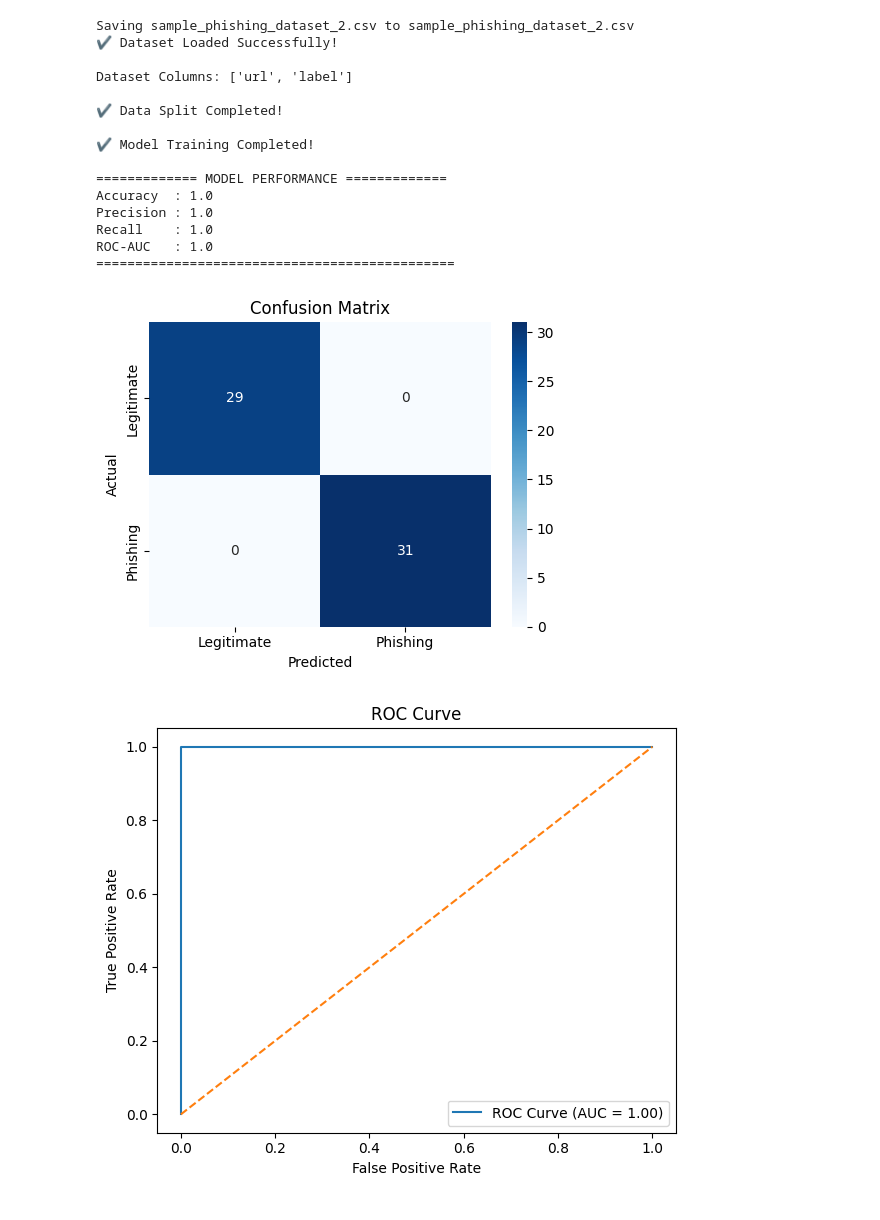
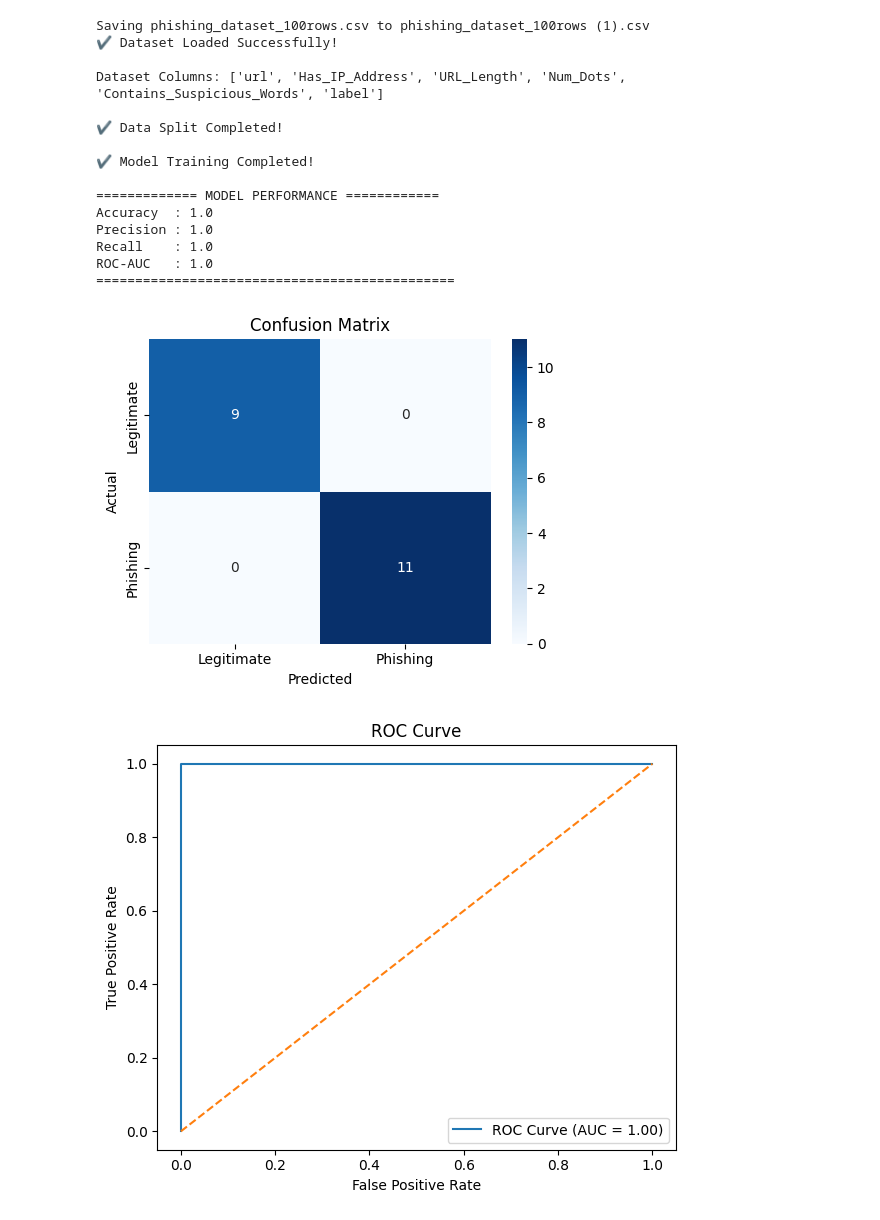
Before and after one commit to sujeetg24bds163-source/sujeetg24bds163-source, a Jupyter notebook: Untitled3.ipynb, the cells around one changed output. Drawn from its saved outputs; the diff is of its cells as text; code cells hidden in the pictures.

```diff
--- a/Untitled3.ipynb
+++ b/Untitled3.ipynb
@@ -1,14 +1,6 @@
 # %% [markdown]
 <a href="https://colab.research.google.com/github/sujeetg24bds163-source/sujeetg24bds163-source/blob/main/Untitled3.ipynb" target="_parent"><img src="https://colab.research.google.com/assets/colab-badge.svg" alt="Open In Colab"/></a>
 # %%
-# =============================================================
-#   PHISHING WEBSITE DETECTION (URL-BASED CLASSIFICATION)
-#   FULL AI CYBERSECURITY PROJECT (Google Colab Ready)
-# =============================================================
-
-# ============================
-# 1. IMPORT LIBRARIES
-# ============================
 import pandas as pd
 import matplotlib.pyplot as plt
 import seaborn as sns
@@ -22,31 +14,28 @@ from sklearn.metrics import (
     roc_auc_score, confusion_matrix, roc_curve, auc
 )
 
-# =============================================================
-# 2. LOAD DATASET (UPLOAD CSV IN COLAB)
-# =============================================================
+
 from google.colab import files
 uploaded = files.upload()
 
 file_name = list(uploaded.keys())[0]
 df = pd.read_csv(file_name)
 
+# Rename columns to match expected lowercase 'url' and 'label'
+df.rename(columns={"URL": "url", "Label": "label"}, inplace=True)
+
 print("✔ Dataset Loaded Successfully!")
 df.head()
 
 
-# =============================================================
-# 3. CHECK REQUIRED COLUMNS
-# =============================================================
+
 if "url" not in df.columns or "label" not in df.columns:
     raise Exception("Dataset must contain columns: 'url' and 'label'")
 
 print("\nDataset Columns:", list(df.columns))
 
 
-# =============================================================
-# 4. TRAIN-TEST SPLIT
-# =============================================================
+
 X = df["url"]
 y = df["label"]    # 1 = phishing, 0 = legitimate
 
@@ -57,9 +46,7 @@ X_train, X_test, y_train, y_test = train_test_split(
 print("\n✔ Data Split Completed!")
 
 
-# =============================================================
-# 5. MACHINE LEARNING MODEL (TF-IDF + Logistic Regression)
-# =============================================================
+
 model = Pipeline([
     ("tfidf", TfidfVectorizer(
         analyzer="char_wb",
@@ -69,20 +56,16 @@ model = Pipeline([
     ("classifier", LogisticRegression(max_iter=200))
 ])
 
-# =============================================================
-# 6. TRAIN MODEL
-# =============================================================
+
 model.fit(X_train, y_train)
 print("\n✔ Model Training Completed!")
 
 
-# =============================================================
-# 7. MODEL EVALUATION
-# =============================================================
+
 y_pred = model.predict(X_test)
 y_prob = model.predict_proba(X_test)[:, 1]
 
-print("\n============= MODEL PERFORMANCE =============")
+print("\n============= MODEL PERFORMANCE ============")
 print("Accuracy  :", accuracy_score(y_test, y_pred))
 print("Precision :", precision_score(y_test, y_pred))
 print("Recall    :", recall_score(y_test, y_pred))
@@ -90,9 +73,7 @@ print("ROC-AUC   :", roc_auc_score(y_test, y_prob))
 print("==============================================\n")
 
 
-# =============================================================
-# 8. CONFUSION MATRIX
-# =============================================================
+
 cm = confusion_matrix(y_test, y_pred)
 
 plt.figure(figsize=(5,4))
@@ -106,9 +87,7 @@ plt.tight_layout()
 plt.show()
 
 
-# =============================================================
-# 9. ROC CURVE
-# =============================================================
+
 fpr, tpr, thresholds = roc_curve(y_test, y_prob)
 roc_auc = auc(fpr, tpr)
 
@@ -119,39 +98,37 @@ plt.xlabel("False Positive Rate")
 plt.ylabel("True Positive Rate")
 plt.title("ROC Curve")
 plt.legend()
 plt.tight_layout()
 plt.show()
 
 
-# =============================================================
-# 10. SAMPLE URL PREDICTION
-# =============================================================
+
 url_input = input("\nEnter a website URL to classify: ")
 
 prediction = model.predict([url_input])[0]
 probability = model.predict_proba([url_input])[0][1]
 
 print("\n========== SAMPLE URL PREDICTION ==========")
 print("URL:", url_input)
 print("Prediction:", "Phishing" if prediction == 1 else "Legitimate")
 print("Phishing Probability:", probability)
-print("==========================================")
+print("=========================================")
 # %% [output]
 [interactive output not drawn]
-Saving sample_phishing_dataset_2.csv to sample_phishing_dataset_2.csv
+Saving phishing_dataset_100rows.csv to phishing_dataset_100rows (1).csv
 ✔ Dataset Loaded Successfully!
 
-Dataset Columns: ['url', 'label']
+Dataset Columns: ['url', 'Has_IP_Address', 'URL_Length', 'Num_Dots', 'Contains_Suspicious_Words', 'label']
 
 ✔ Data Split Completed!
 
 ✔ Model Training Completed!
 
-============= MODEL PERFORMANCE =============
+============= MODEL PERFORMANCE ============
 Accuracy  : 1.0
 Precision : 1.0
 Recall    : 1.0
 ROC-AUC   : 1.0
 ==============================================
-[figure, old version]
+[figure, new version]
 [figure]
```
Also changed, not shown: parts of 1 cell of this notebook.
